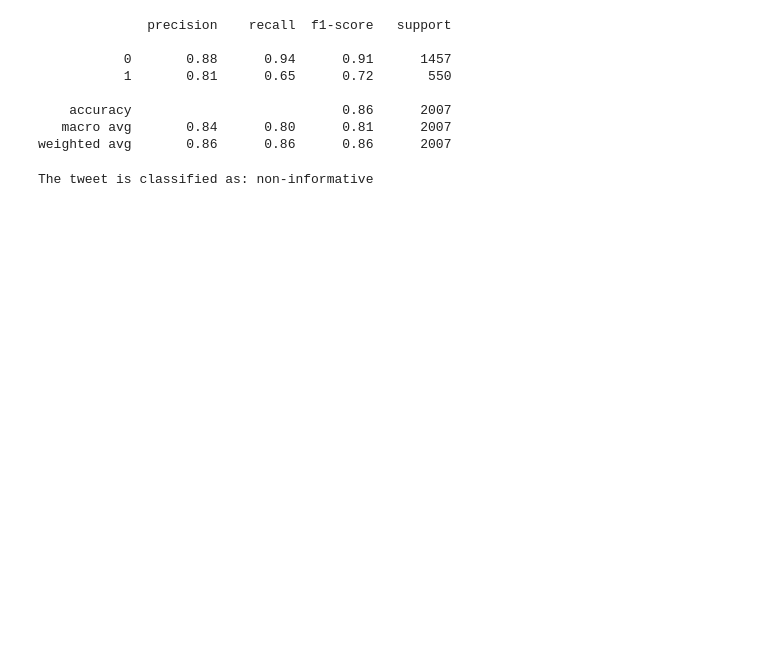
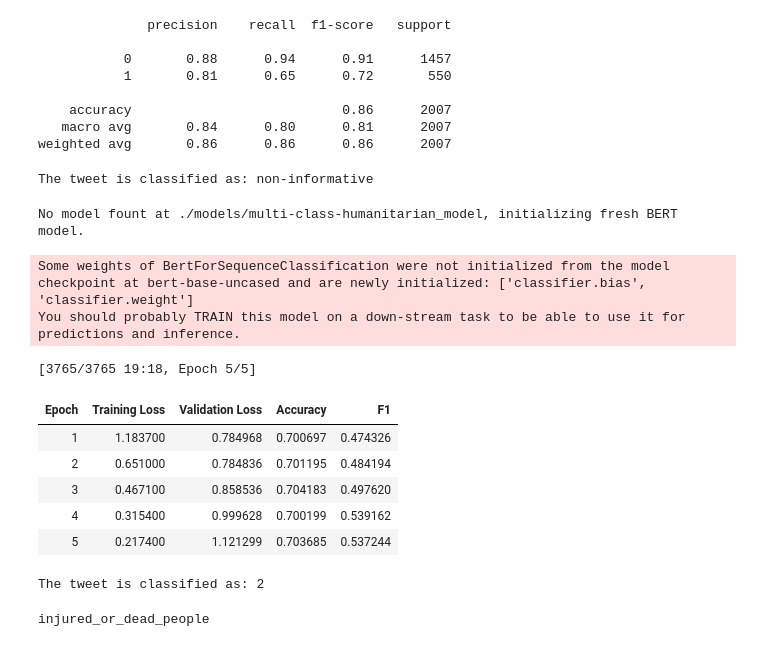
Before and after one commit to nitinchaube/CrisisInfo, a Jupyter notebook: MMDDataAnalysis.ipynb, the cells around one changed output. Saved outputs shown, nothing was run; the diff lists cells and outputs as text; code cells hidden in the pictures; blank space fills up the shorter version.

```diff
--- a/MMDDataAnalysis.ipynb
+++ b/MMDDataAnalysis.ipynb
@@ -430,3 +431,19 @@ result = classify_tweets(tweet)
 print(f"The tweet is classified as: {result}")
 # %% [output]
 The tweet is classified as: non-informative
+# %%
+#Training multi-class Model
+
+save_path_bin = "./models/multi-class-humanitarian_model"
+trainer_bin, model_bin = train_or_resume_model(train_enc_bin, train_df["text_human_label"], val_enc_bin, val_df["text_human_label"], save_path_bin, tokenizer, 8)
+# %% [output]
+No model fount at ./models/multi-class-humanitarian_model, initializing fresh BERT model.
+Some weights of BertForSequenceClassification were not initialized from the model checkpoint at bert-base-uncased and are newly initialized: ['classifier.bias', 'classifier.weight']
+You should probably TRAIN this model on a down-stream task to be able to use it for predictions and inference.
+[3765/3765 19:18, Epoch 5/5]
+| Epoch | Training Loss | Validation Loss | Accuracy | F1 |
+| 1 | 1.183700 | 0.784968 | 0.700697 | 0.474326 |
+| 2 | 0.651000 | 0.784836 | 0.701195 | 0.484194 |
+| 3 | 0.467100 | 0.858536 | 0.704183 | 0.497620 |
+| 4 | 0.315400 | 0.999628 | 0.700199 | 0.539162 |
+| 5 | 0.217400 | 1.121299 | 0.703685 | 0.537244 |
@@ -432,0 +469,10 @@ The tweet is classified as: non-informative
+# %%
+tweet = "People got killed after earthquake in Turkey"
+result = humanitarian_classify_tweets(tweet)
+print(f"The tweet is classified as: {result}")
+# %% [output]
+The tweet is classified as: 2
+# %%
+print(le_multiclass.classes_[result])
+# %% [output]
+injured_or_dead_people
```
Also changed, not shown: parts of 4 cells of this notebook, 2 other files.
